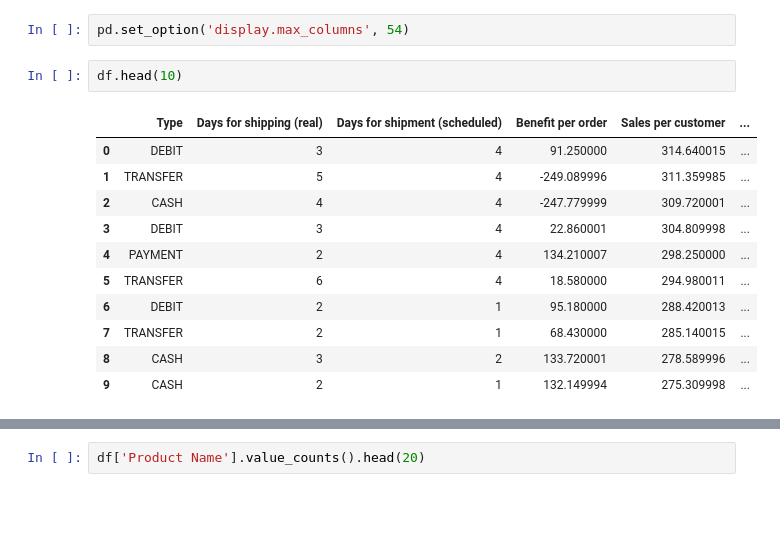
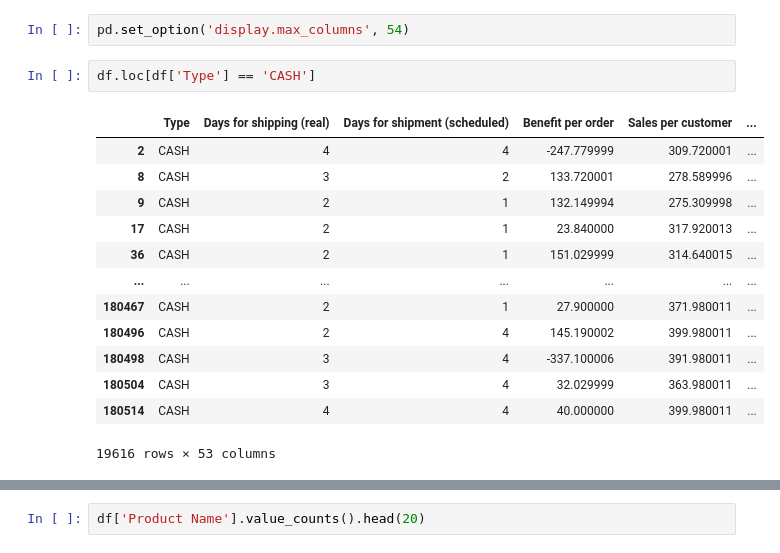
Before and after one commit to kokorikii/ACME-Shipping-Performance, a Jupyter notebook: s_clean.ipynb, the cells around one changed output, grey strips where cells are left out. Cells and saved outputs as stored; diff of their text form; blank space fills up the shorter version.

```diff
--- a/s_clean.ipynb
+++ b/s_clean.ipynb
@@ -24,17 +24,19 @@ dtypes: float64(15), int64(14), object(24)
 memory usage: 73.0+ MB
 # %%
 pd.set_option('display.max_columns', 54)
-# %%
-df.head(10)
-# %% [output]
-|  | Type | Days for shipping (real) | Days for shipment (scheduled) | Benefit per order | Sales per customer | ... |
-| 0 | DEBIT | 3 | 4 | 91.250000 | 314.640015 | ... |
-| 1 | TRANSFER | 5 | 4 | -249.089996 | 311.359985 | ... |
-| 2 | CASH | 4 | 4 | -247.779999 | 309.720001 | ... |
-| 3 | DEBIT | 3 | 4 | 22.860001 | 304.809998 | ... |
-| 4 | PAYMENT | 2 | 4 | 134.210007 | 298.250000 | ... |
-| 5 | TRANSFER | 6 | 4 | 18.580000 | 294.980011 | ... |
-| 6 | DEBIT | 2 | 1 | 95.180000 | 288.420013 | ... |
-| 7 | TRANSFER | 2 | 1 | 68.430000 | 285.140015 | ... |
-| 8 | CASH | 3 | 2 | 133.720001 | 278.589996 | ... |
-| 9 | CASH | 2 | 1 | 132.149994 | 275.309998 | ... |
+# %%
+df.loc[df['Type'] == 'CASH']
+# %% [output]
+|  | Type | Days for shipping (real) | Days for shipment (scheduled) | Benefit per order | Sales per customer | ... |
+| 2 | CASH | 4 | 4 | -247.779999 | 309.720001 | ... |
+| 8 | CASH | 3 | 2 | 133.720001 | 278.589996 | ... |
+| 9 | CASH | 2 | 1 | 132.149994 | 275.309998 | ... |
+| 17 | CASH | 2 | 1 | 23.840000 | 317.920013 | ... |
+| 36 | CASH | 2 | 1 | 151.029999 | 314.640015 | ... |
+| ... | ... | ... | ... | ... | ... | ... |
+| 180467 | CASH | 2 | 1 | 27.900000 | 371.980011 | ... |
+| 180496 | CASH | 2 | 4 | 145.190002 | 399.980011 | ... |
+| 180498 | CASH | 3 | 4 | -337.100006 | 391.980011 | ... |
+| 180504 | CASH | 3 | 4 | 32.029999 | 363.980011 | ... |
+| 180514 | CASH | 4 | 4 | 40.000000 | 399.980011 | ... |
+19616 rows × 53 columns
```
Also changed, not shown: parts of 9 cells of this notebook, 1 other file.
